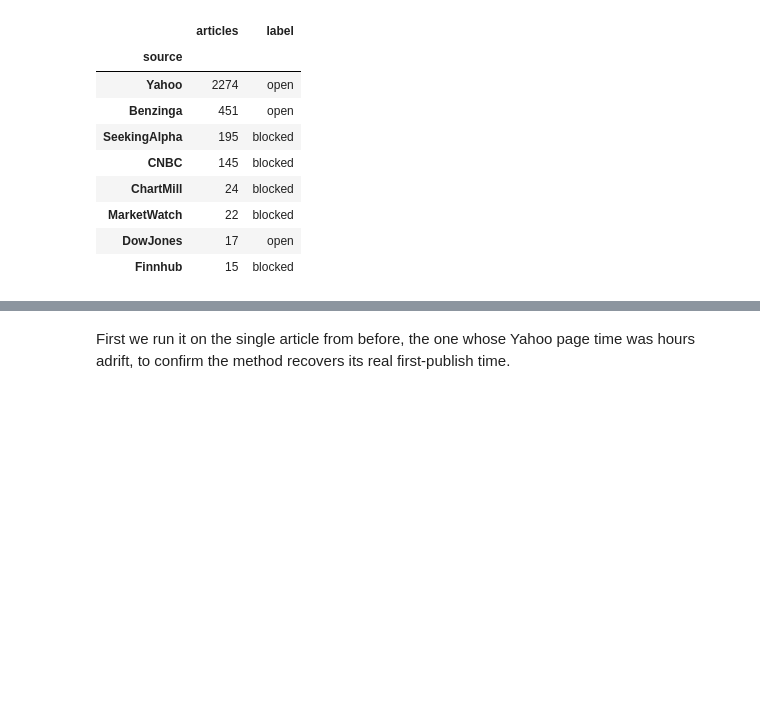
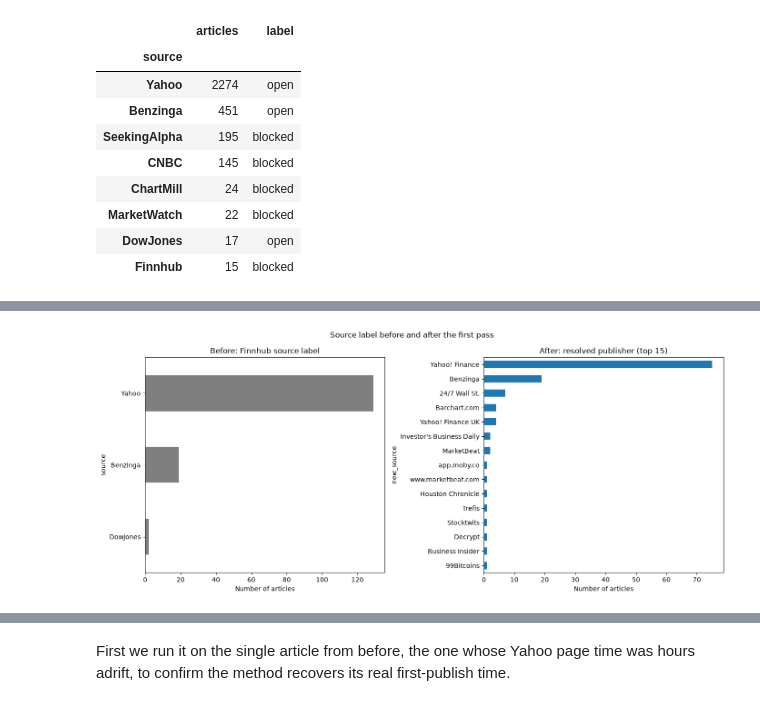
Before and after one commit to Amrovv/news-sentiment-signal, a Jupyter notebook: notebooks/text/1.1-aw-scraper-probe.ipynb, the cells around one changed output, grey strips where cells are left out. Saved outputs shown, nothing was run; the diff lists cells and outputs as text; code cells hidden in the pictures; blank space fills up the shorter version.

```diff
--- a/notebooks/text/1.1-aw-scraper-probe.ipynb
+++ b/notebooks/text/1.1-aw-scraper-probe.ipynb
@@ -207,11 +229,0 @@ The clearest success is the true publisher. In 1.0 the `source` label read Yahoo
-# %%
-yahoo = articles[articles["source"] == "Yahoo"].sample(6, random_state=3)
-
-for _, art in yahoo.iterrows():
-    res = probe(art["url"])
-    print("headline             :", art["headline"][:70])
-    print("finnhub source label :", art["source"])
-    print("true host            :", res["final_host"])
-    print("page publisher       :", res["publisher"])
-    print()
-    time.sleep(0.7)
@@ -349,12 +274,10 @@ blocked : ['CNBC', 'ChartMill', 'Finnhub', 'MarketWatch', 'SeekingAlpha']
 
 With the sources labelled, we can count how much of the corpus we can fully read. We map every article to the label of its source and add up the two groups. This is a source-level count, so it treats every Yahoo article as open even though a few Yahoo links are dead or point onward to a paywalled outlet. It is the optimistic bound: the share we could reach if every open-source link behaved like the ones we sampled.
 # %%
-article_label = articles["source"].map(
-    lambda s: "open" if s in open_sources else "blocked"
-)
+open_articles = articles[articles["source"].isin(open_sources)].copy()
 
 n_total = len(articles)
-n_open = (article_label == "open").sum()
+n_open = len(open_articles)
 n_blocked = n_total - n_open
 
 print(f"Fully accessible (open sources): {n_open:>5} of {n_total} ({n_open / n_total:.1%})")
@@ -383,0 +362,21 @@ The headline is encouraging: the great majority of the corpus, around seven in e
+# %%
+import matplotlib.pyplot as plt
+
+old_counts = sample["source"].value_counts()
+new_counts = sample["new_source"].value_counts().head(15)
+
+fig, axes = plt.subplots(1, 2, figsize=(14, 6))
+
+old_counts.sort_values().plot(kind="barh", ax=axes[0], color="tab:gray")
+axes[0].set_title("Before: Finnhub source label")
+axes[0].set_xlabel("Number of articles")
+
+new_counts.sort_values().plot(kind="barh", ax=axes[1], color="tab:blue")
+axes[1].set_title("After: resolved publisher (top 15)")
+axes[1].set_xlabel("Number of articles")
+
+fig.suptitle("Source label before and after the first pass")
+plt.tight_layout()
+plt.show()
+# %% [output]
+[figure, added]
```
Also changed, not shown: parts of 64 cells of this notebook.
